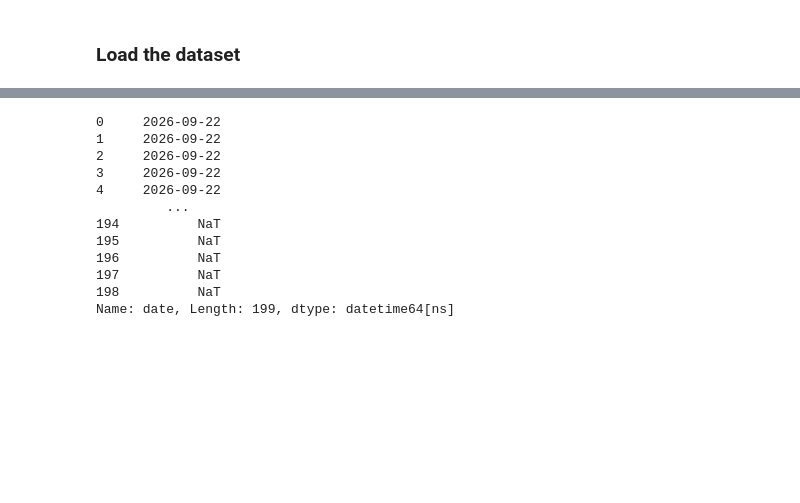
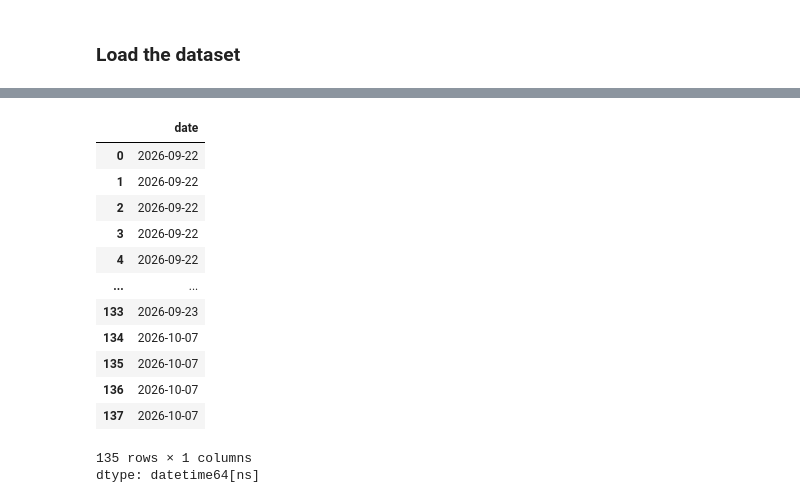
Before and after one commit to LowRands/Machine-Learning-with-python, a Jupyter notebook: Campus_Dataset_Project.ipynb, the cells around one changed output, grey strips where cells are left out. Saved outputs shown, nothing was run; the diff lists cells and outputs as text; code cells hidden in the pictures; blank space fills up the shorter version.

```diff
--- a/Campus_Dataset_Project.ipynb
+++ b/Campus_Dataset_Project.ipynb
@@ -37,0 +50,5 @@ display(df.head(50))
+# %%
+df = df.dropna(
+    subset=df.columns.difference(['recorder_id']),
+    how='all'
+) # deletes the rows that has no entries other than recorder id
@@ -38,19 +73,21 @@ display(df.head(50))
 # %%
-df["date"] = pd.to_datetime(
-    df["date"],
+df.date = pd.to_datetime(
+    df.date,
     errors="coerce"
 )
-print(df["date"])
+display(df.date)
 # %% [output]
+|  | date |
+| 0 | 2026-09-22 |
+| 1 | 2026-09-22 |
+| 2 | 2026-09-22 |
+| 3 | 2026-09-22 |
+| 4 | 2026-09-22 |
+| ... | ... |
+| 133 | 2026-09-23 |
+| 134 | 2026-10-07 |
+| 135 | 2026-10-07 |
+| 136 | 2026-10-07 |
+| 137 | 2026-10-07 |
-0     2026-09-22
-1     2026-09-22
-2     2026-09-22
-3     2026-09-22
-4     2026-09-22
-         ...
-194          NaT
-195          NaT
-196          NaT
-197          NaT
-198          NaT
-Name: date, Length: 199, dtype: datetime64[ns]
+135 rows × 1 columns
+dtype: datetime64[ns]
```
Also changed, not shown: parts of 21 cells of this notebook.
